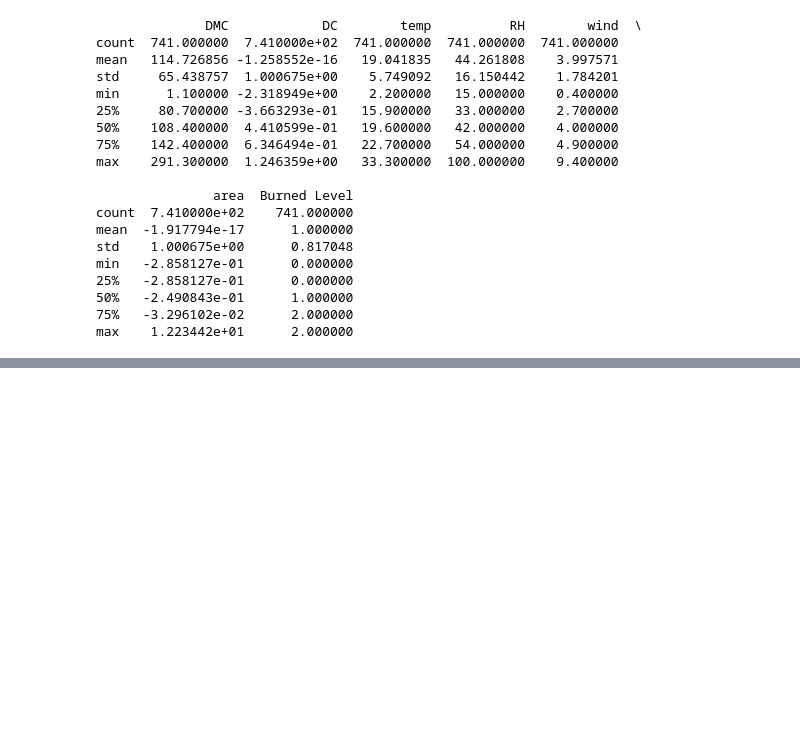
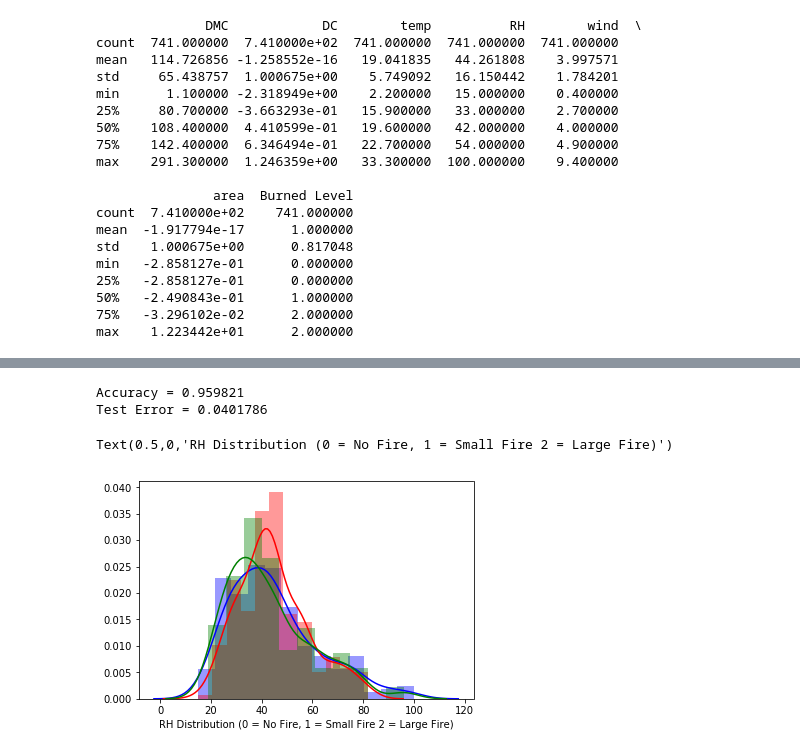
Before and after one commit to NinaFXY0824/Iteration-4, a Jupyter notebook: Iteration 4 by Xiaoyu Fan.ipynb, the cells around one changed output, grey strips where cells are left out. Drawn from its saved outputs; the diff is of its cells as text; code cells hidden in the pictures; blank space fills up the shorter version.

```diff
--- a/Iteration 4 by Xiaoyu Fan.ipynb
+++ b/Iteration 4 by Xiaoyu Fan.ipynb
@@ -475,6 +447,0 @@ IllegalArgumentException: 'requirement failed: Classifier inferred 747 from labe
-# %%
-dataframe = dataframe.drop('RH',axis=1)
-dataframe = dataframe.drop('day',axis=1)
-dataframe = dataframe.drop('ISI',axis=1)
-dataframe = dataframe.drop('rain',axis=1)
-dataframe = dataframe.drop('month',axis=1)
@@ -750,29 +447,0 @@ Name: Burned Level, dtype: int64
-# %%
-print(dataframe['Burned Level'].value_counts())
-
-# Separate majority and minority classes
-df_majority = dataframe[dataframe['Burned Level']=='Low']
-df_minority = dataframe[dataframe['Burned Level']=='High']
-
-# Upsample minority class
-from sklearn.utils import resample
-df_minority_upsampled = resample(df_minority,
-                                 replace=True,
-                                 n_samples=326,
-                                 random_state=123)
-# Combine majority class with upsampled minority class
-df_upsampled_High = pandas.concat([df_majority, df_minority_upsampled])
-
-df_minority = dataframe[dataframe['Burned Level']=='None']
-
-# Upsample minority class
-df_minority_upsampled = resample(df_minority,
-                                 replace=True,
-                                 n_samples=326,
-                                 random_state=123)
-# Combine majority class with upsampled minority class
-df_upsampled = pandas.concat([df_majority, df_minority_upsampled])
-df_upsampled_None=df_upsampled[~df_upsampled['Burned Level'].isin(['Low'])]
-# Display new class counts
-dataframe = df_upsampled_None.append(df_upsampled_High,ignore_index=True)
-print(dataframe['Burned Level'].value_counts())
@@ -780,0 +632,16 @@ SyntaxError: invalid syntax (<ipython-input-5-d15e7e54177a>, line 8)
+# %%
+evaluator = MulticlassClassificationEvaluator(labelCol="area", predictionCol="prediction", metricName="accuracy")
+accuracy = evaluator.evaluate(prediction_lr)
+print("Accuracy = %g" % accuracy)
+print("Test Error = %g" % (1.0 - accuracy))
+# %% [output]
+Accuracy = 0.959821
+Test Error = 0.0401786
+# %%
+sns.distplot(dataframe[dataframe['Burned Level']==0].RH, color="b")
+sns.distplot(dataframe[dataframe['Burned Level']==1].RH, color="r")
+sns.distplot(dataframe[dataframe['Burned Level']==2].RH, color="g")
+plt.xlabel("RH Distribution (0 = No Fire, 1 = Small Fire 2 = Large Fire)")
+# %% [output]
+Text(0.5,0,'RH Distribution (0 = No Fire, 1 = Small Fire 2 = Large Fire)')
+[figure, added]
```
Also changed, not shown: parts of 44 cells of this notebook.
